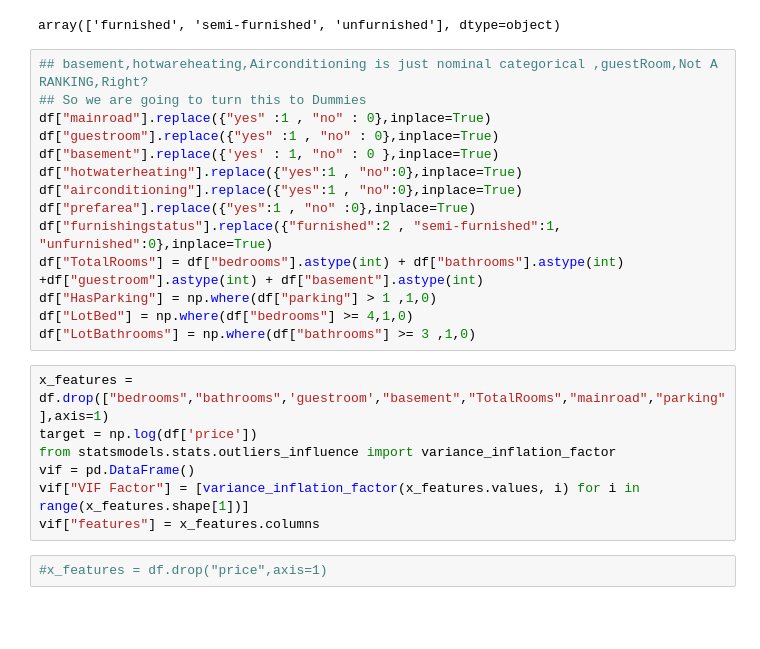
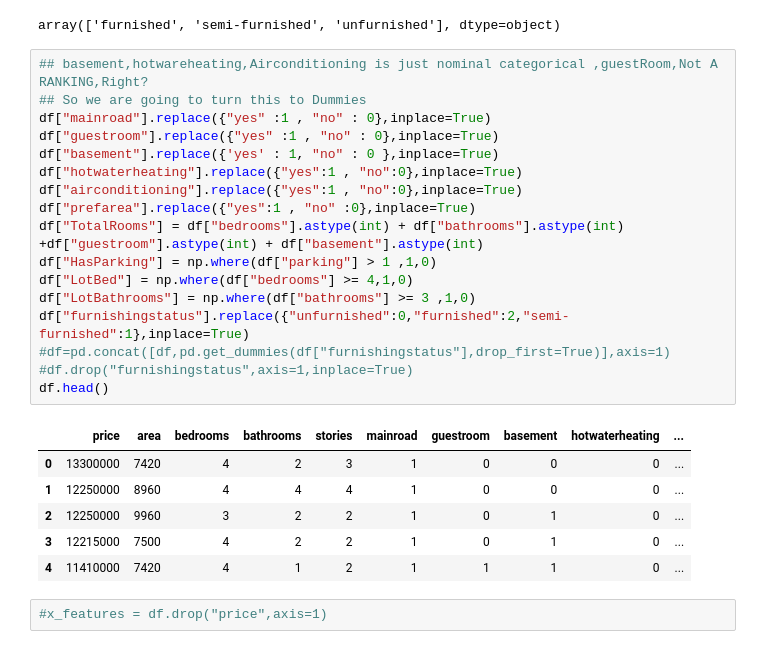
Before and after one commit to Xwyzworms/Regression, a Jupyter notebook: FinalProjectRegression2.ipynb, the cells around one changed output. Saved outputs shown, nothing was run; the diff lists cells and outputs as text; blank space fills up the shorter version.

```diff
--- a/FinalProjectRegression2.ipynb
+++ b/FinalProjectRegression2.ipynb
@@ -25,24 +25,27 @@ array(['furnished', 'semi-furnished', 'unfurnished'], dtype=object)
 # %%
 ## basement,hotwareheating,Airconditioning is just nominal categorical ,guestRoom,Not A RANKING,Right?
 ## So we are going to turn this to Dummies
 df["mainroad"].replace({"yes" :1 , "no" : 0},inplace=True)
 df["guestroom"].replace({"yes" :1 , "no" : 0},inplace=True)
 df["basement"].replace({'yes' : 1, "no" : 0 },inplace=True)
 df["hotwaterheating"].replace({"yes":1 , "no":0},inplace=True)
 df["airconditioning"].replace({"yes":1 , "no":0},inplace=True)
 df["prefarea"].replace({"yes":1 , "no" :0},inplace=True)
-df["furnishingstatus"].replace({"furnished":2 , "semi-furnished":1, "unfurnished":0},inplace=True)
 df["TotalRooms"] = df["bedrooms"].astype(int) + df["bathrooms"].astype(int) +df["guestroom"].astype(int) + df["basement"].astype(int)
 df["HasParking"] = np.where(df["parking"] > 1 ,1,0)
 df["LotBed"] = np.where(df["bedrooms"] >= 4,1,0)
 df["LotBathrooms"] = np.where(df["bathrooms"] >= 3 ,1,0)
+df["furnishingstatus"].replace({"unfurnished":0,"furnished":2,"semi-furnished":1},inplace=True)
+#df=pd.concat([df,pd.get_dummies(df["furnishingstatus"],drop_first=True)],axis=1)
+#df.drop("furnishingstatus",axis=1,inplace=True)
+df.head()
+# %% [output]
+|  | price | area | bedrooms | bathrooms | stories | mainroad | guestroom | basement | hotwaterheating | ... |
+| 0 | 13300000 | 7420 | 4 | 2 | 3 | 1 | 0 | 0 | 0 | ... |
+| 1 | 12250000 | 8960 | 4 | 4 | 4 | 1 | 0 | 0 | 0 | ... |
+| 2 | 12250000 | 9960 | 3 | 2 | 2 | 1 | 0 | 1 | 0 | ... |
+| 3 | 12215000 | 7500 | 4 | 2 | 2 | 1 | 0 | 1 | 0 | ... |
+| 4 | 11410000 | 7420 | 4 | 1 | 2 | 1 | 1 | 1 | 0 | ... |
-# %%
-x_features = df.drop(["bedrooms","bathrooms",'guestroom',"basement","TotalRooms","mainroad","parking"],axis=1)
-target = np.log(df['price'])
-from statsmodels.stats.outliers_influence import variance_inflation_factor
-vif = pd.DataFrame()
-vif["VIF Factor"] = [variance_inflation_factor(x_features.values, i) for i in range(x_features.shape[1])]
-vif["features"] = x_features.columns
 # %%
 #x_features = df.drop("price",axis=1)
 # %%
```
Also changed, not shown: parts of 11 cells of this notebook.
